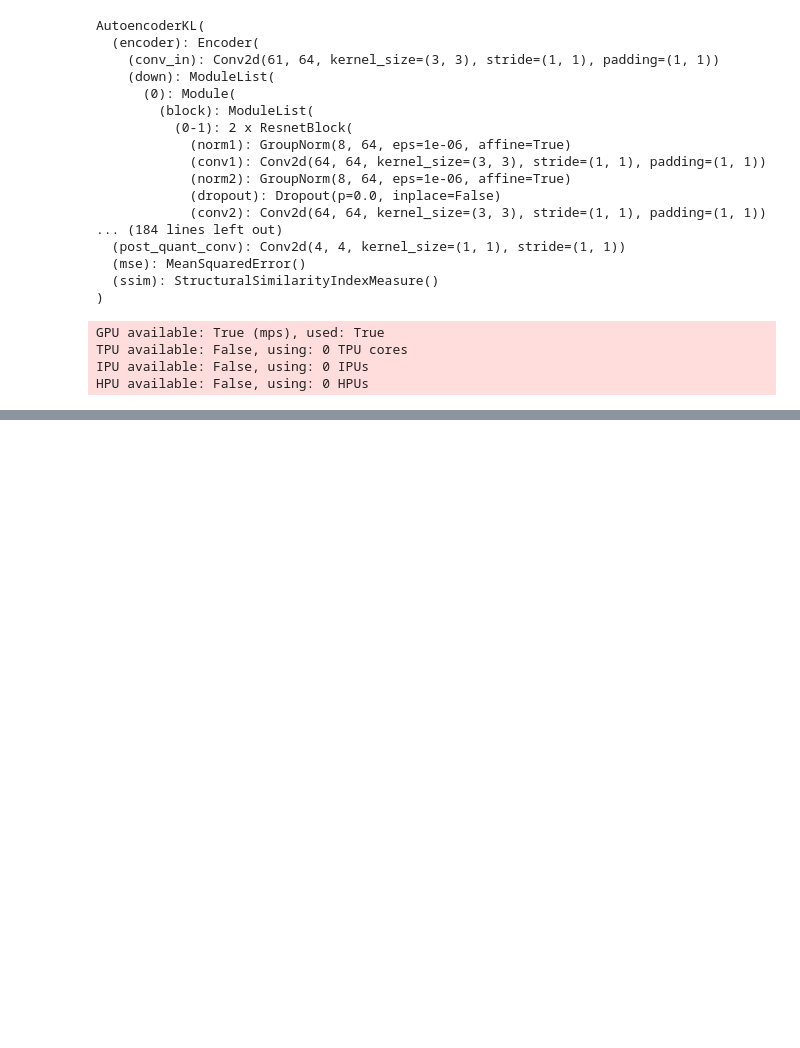
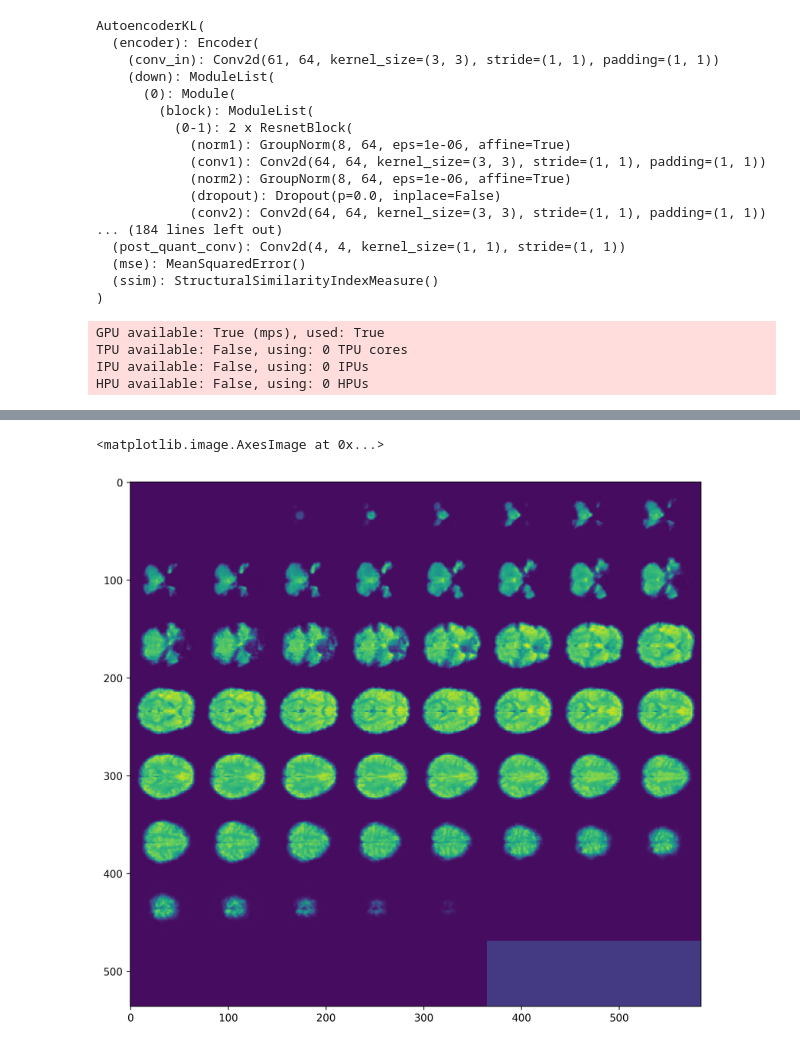
Before and after one commit to balazsmorv/vae, a Jupyter notebook: Notebook Experiments/test_autoencoder.ipynb, the cells around one changed output, grey strips where cells are left out. Cells and saved outputs as stored; diff of their text form; code cells hidden in the pictures; blank space fills up the shorter version.

```diff
--- a/Notebook Experiments/test_autoencoder.ipynb
+++ b/Notebook Experiments/test_autoencoder.ipynb
@@ -87,0 +99,9 @@ with torch.inference_mode():
+# %%
+plt.figure(figsize=(3000/300, 3000/300), dpi=300)
+
+with torch.inference_mode():
+    decoded = model.decode(outp.cpu())
+plt.imshow(montage(decoded[0].cpu()))
+# %% [output]
+<matplotlib.image.AxesImage at 0x...>
+[figure, added]
```
Also changed, not shown: parts of 5 cells of this notebook.
